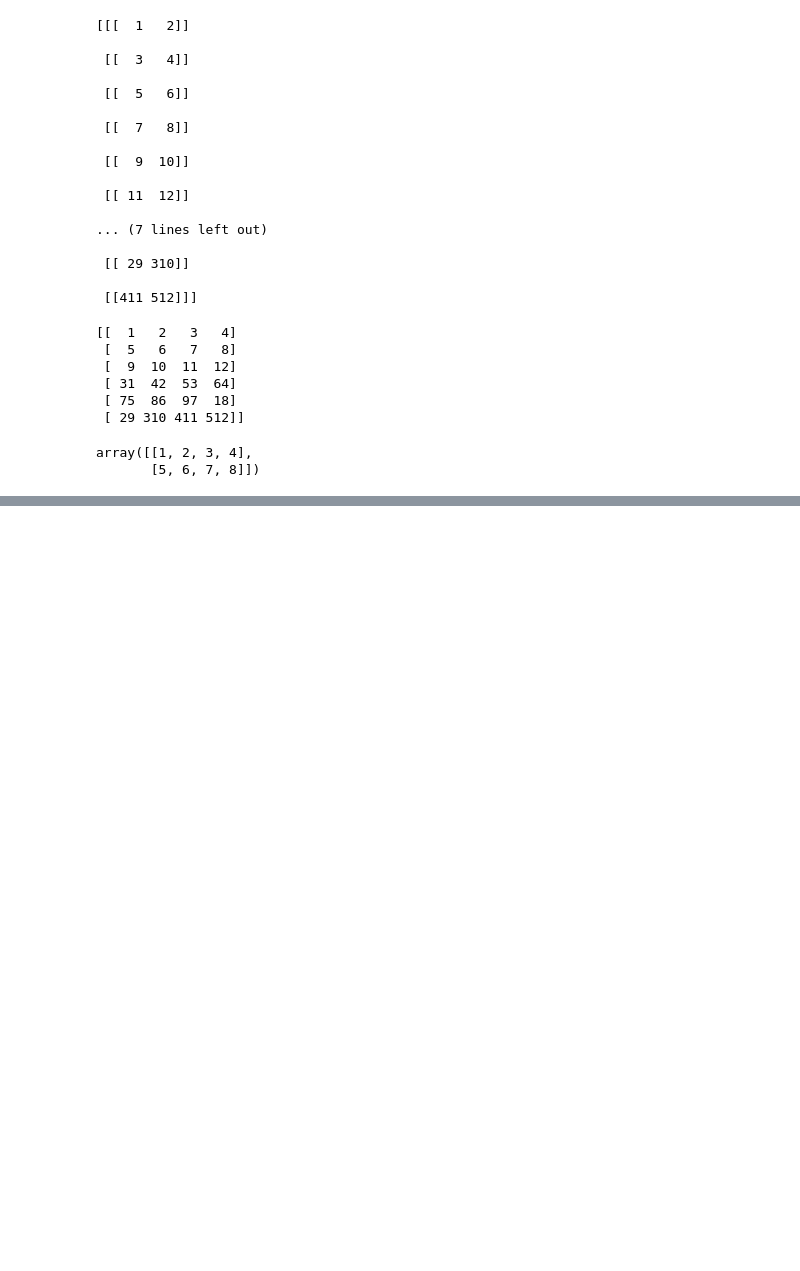
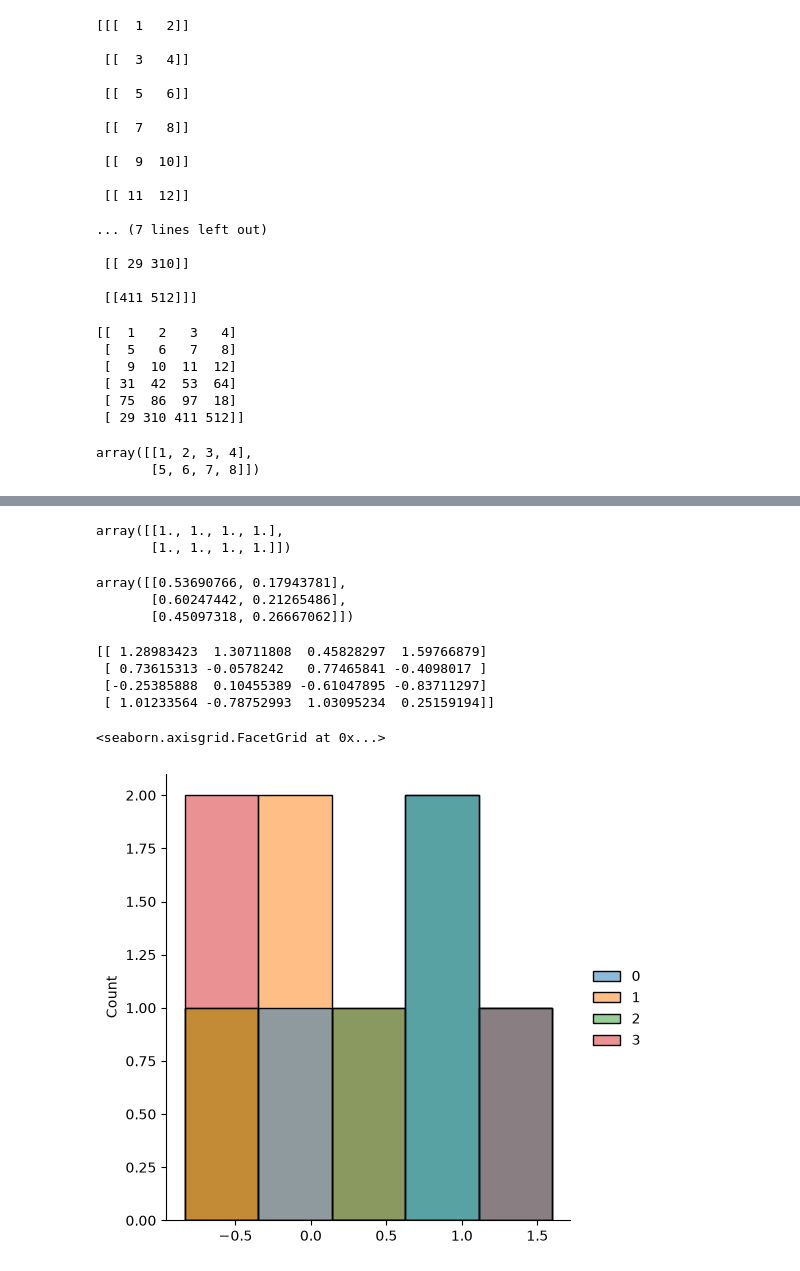
Before and after one commit to sitaram-sukumar/Python-FDE-Basics, a Jupyter notebook: Numpy/Intro_1.ipynb, the cells around one changed output, grey strips where cells are left out. Drawn from its saved outputs; the diff is of its cells as text; code cells hidden in the pictures; blank space fills up the shorter version.

```diff
--- a/Numpy/Intro_1.ipynb
+++ b/Numpy/Intro_1.ipynb
@@ -64,0 +170,23 @@ array([[1, 2, 3, 4],
+# %%
+np.ones((2,4),dtype=None)
+# %% [output]
+array([[1., 1., 1., 1.],
+       [1., 1., 1., 1.]])
+# %%
+# random distribution
+np.random.rand(3,2)
+# %% [output]
+array([[0.53690766, 0.17943781],
+       [0.60247442, 0.21265486],
+       [0.45097318, 0.26667062]])
+# %%
+arr_plt = np.random.randn(4,4)
+print(arr_plt)
+sb.displot(pd.DataFrame(arr_plt))
+# %% [output]
+[[ 1.28983423  1.30711808  0.45828297  1.59766879]
+ [ 0.73615313 -0.0578242   0.77465841 -0.4098017 ]
+ [-0.25385888  0.10455389 -0.61047895 -0.83711297]
+ [ 1.01233564 -0.78752993  1.03095234  0.25159194]]
+<seaborn.axisgrid.FacetGrid at 0x...>
+[figure, added]
```
Also changed, not shown: parts of 16 cells of this notebook, 7 other files.
